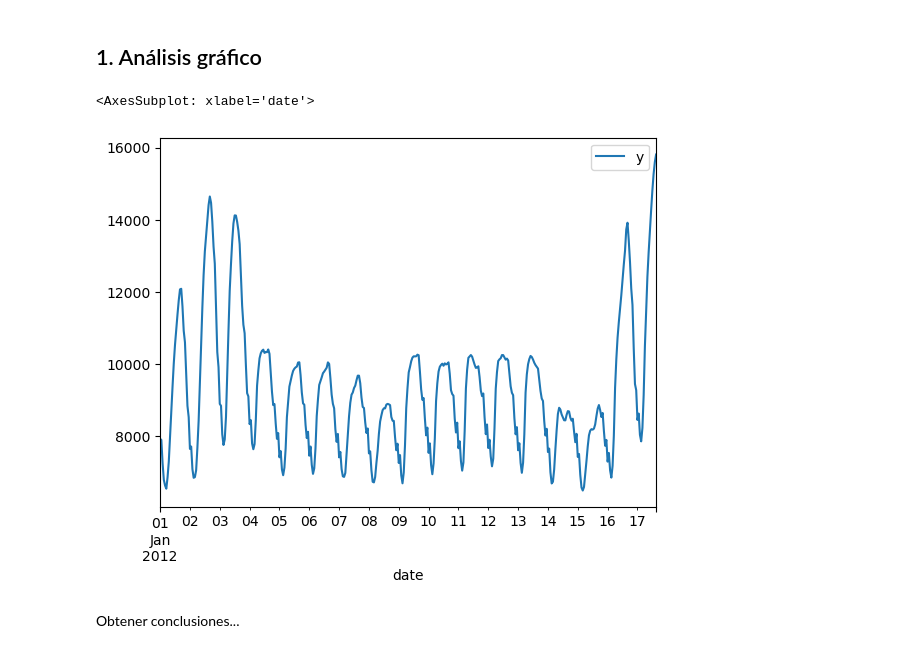
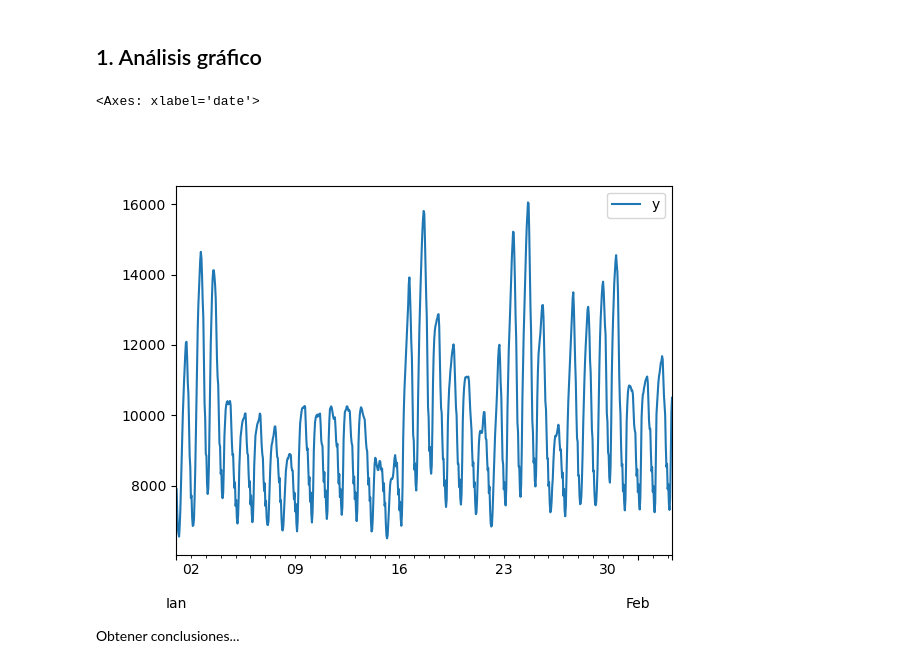
Before and after one commit to ChristaBarrios/MPST-2024-I, a Jupyter notebook: TEMA-1/Clase7_AnalisisProblemaPractico 2.ipynb, the cells around one changed output. Drawn from its saved outputs; the diff is of its cells as text; code cells hidden in the pictures.

```diff
--- a/TEMA-1/Clase7_AnalisisProblemaPractico 2.ipynb
+++ b/TEMA-1/Clase7_AnalisisProblemaPractico 2.ipynb
@@ -146,8 +149,9 @@ print(statsmodels.__version__)
 # %%
 # Graficar la serie de tiempo
+timeseries[:800].plot()
 # %% [output]
-<AxesSubplot: xlabel='date'>
+<Axes: xlabel='date'>
-[figure, old version]
+[figure, new version]
 # %% [markdown]
 Obtener conclusiones...
 # %% [markdown]
```
Also changed, not shown: parts of 36 cells of this notebook, 1 other file.
